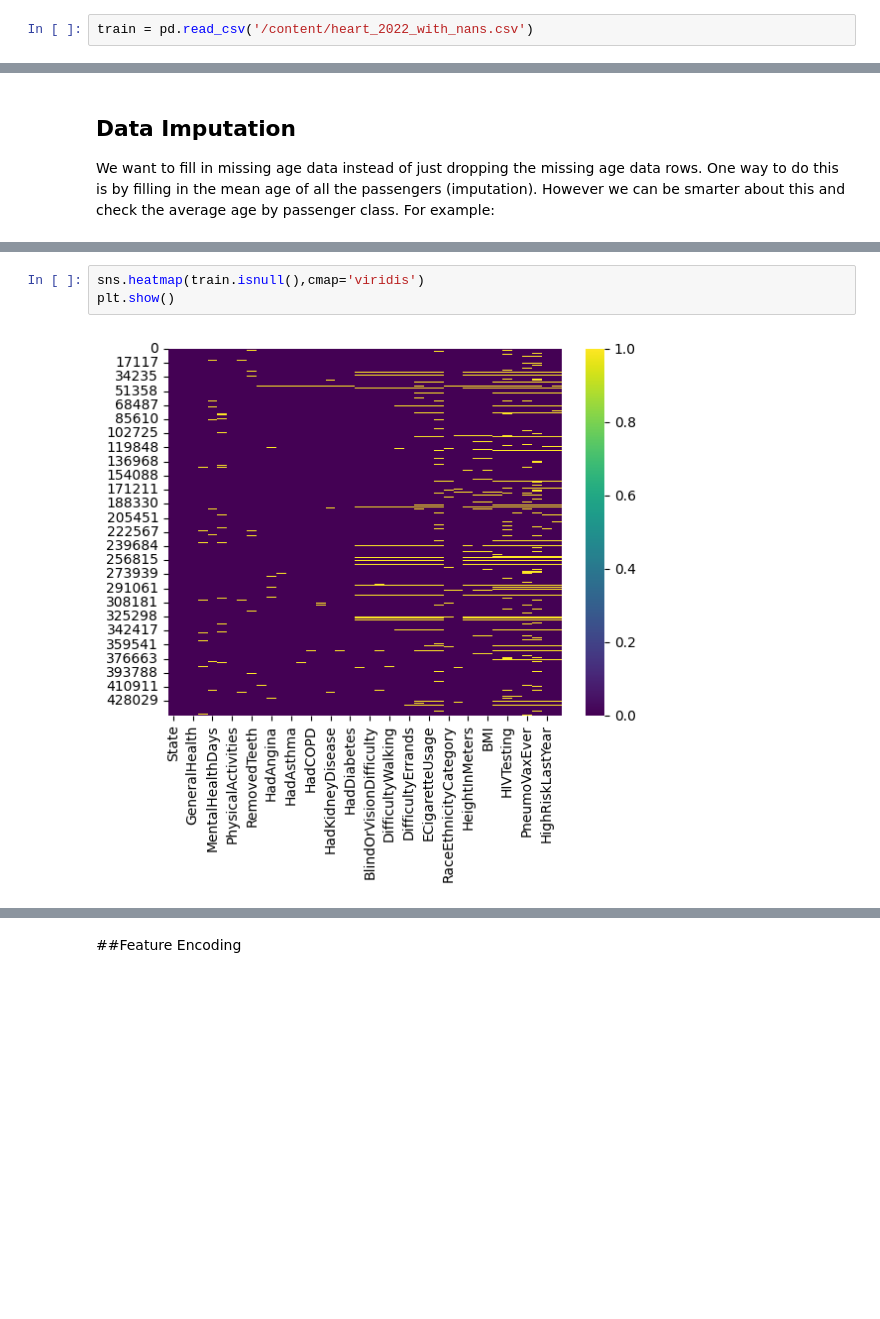
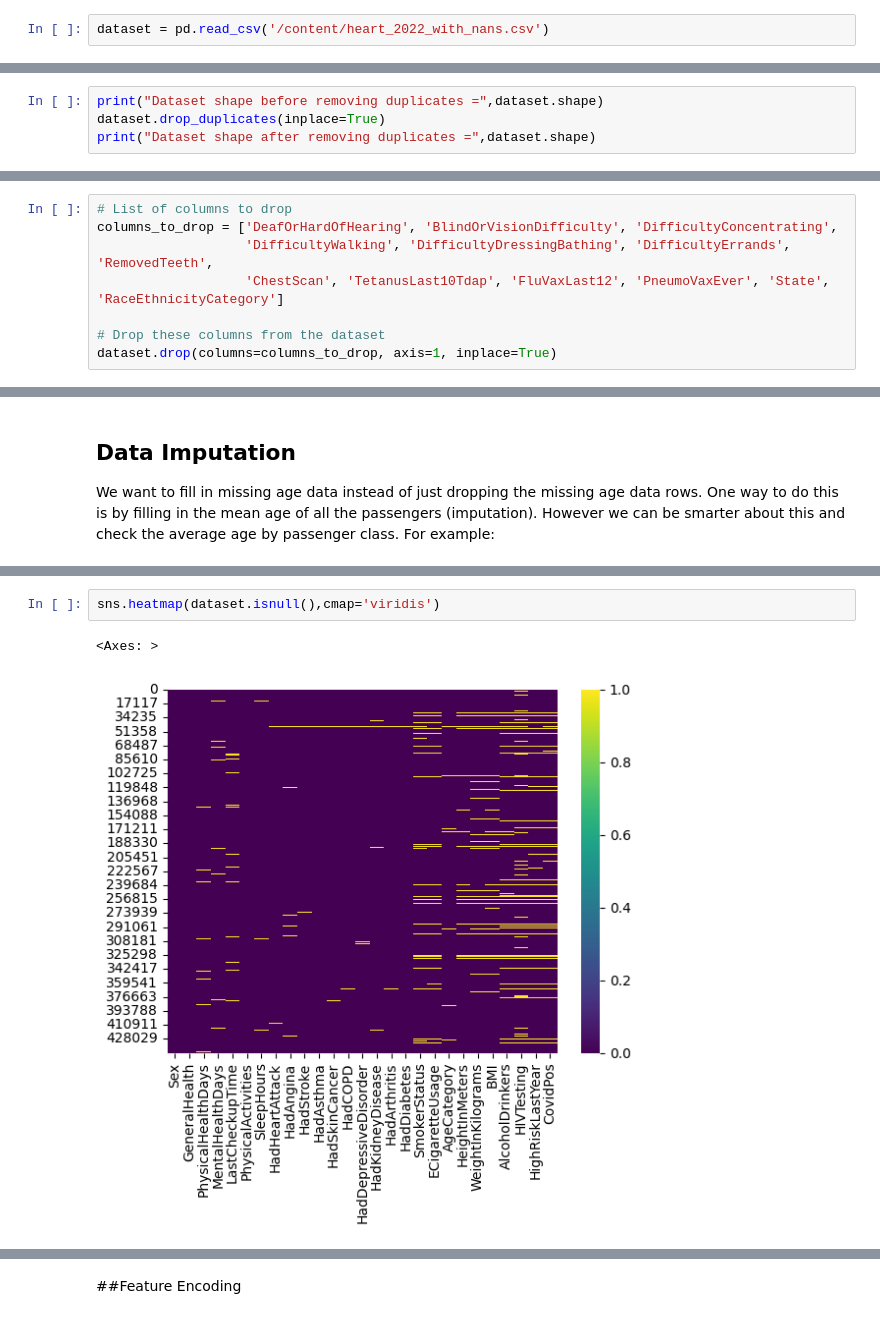
Before and after one commit to iammawaistariq/PAI-Lab, a Jupyter notebook: Lab_5_Exploratory_Data_Analysis.ipynb, the cells around one changed output, grey strips where cells are left out. Saved outputs shown, nothing was run; the diff lists cells and outputs as text; blank space fills up the shorter version.

```diff
--- a/Lab_5_Exploratory_Data_Analysis.ipynb
+++ b/Lab_5_Exploratory_Data_Analysis.ipynb
@@ -25,3 +25,3 @@ import matplotlib.pyplot as plt
 # %%
-train = pd.read_csv('/content/heart_2022_with_nans.csv')
+dataset = pd.read_csv('/content/heart_2022_with_nans.csv')
 # %% [markdown]
@@ -325,0 +308,4 @@ Duplicate rows after removing duplicates =  0
+# %%
+print("Dataset shape before removing duplicates =",dataset.shape)
+dataset.drop_duplicates(inplace=True)
+print("Dataset shape after removing duplicates =",dataset.shape)
@@ -325,0 +317,8 @@ Duplicate rows after removing duplicates =  0
+# %%
+# List of columns to drop
+columns_to_drop = ['DeafOrHardOfHearing', 'BlindOrVisionDifficulty', 'DifficultyConcentrating',
+                   'DifficultyWalking', 'DifficultyDressingBathing', 'DifficultyErrands', 'RemovedTeeth',
+                   'ChestScan', 'TetanusLast10Tdap', 'FluVaxLast12', 'PneumoVaxEver', 'State', 'RaceEthnicityCategory']
+
+# Drop these columns from the dataset
+dataset.drop(columns=columns_to_drop, axis=1, inplace=True)
@@ -356,6 +374,6 @@ CovidPos                     50618
 dtype: int64
 # %%
-sns.heatmap(train.isnull(),cmap='viridis')
-plt.show()
+sns.heatmap(dataset.isnull(),cmap='viridis')
 # %% [output]
+<Axes: >
-[figure, old version]
+[figure, new version]
```
Also changed, not shown: parts of 91 cells of this notebook.
